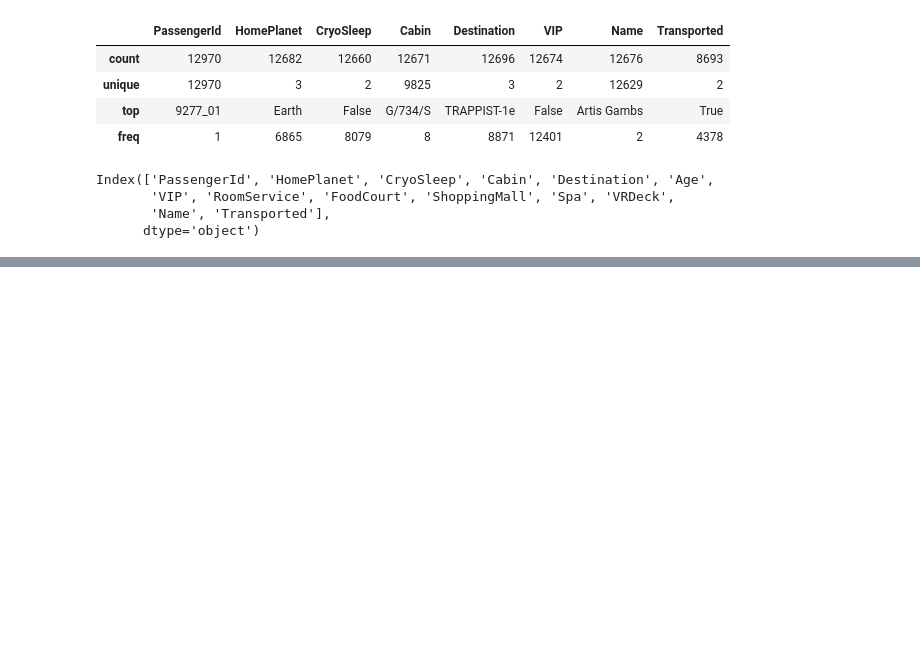
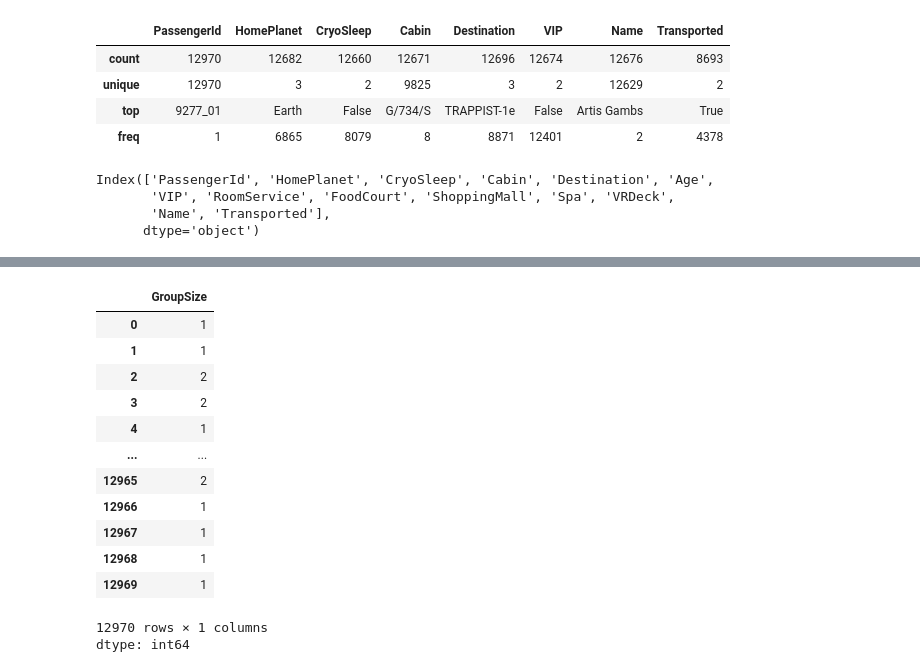
Before and after one commit to harsij01/spaceship-titanic, a Jupyter notebook: spaceship_titanic.ipynb, the cells around one changed output, grey strips where cells are left out. Saved outputs shown, nothing was run; the diff lists cells and outputs as text; code cells hidden in the pictures; blank space fills up the shorter version.

```diff
--- a/spaceship_titanic.ipynb
+++ b/spaceship_titanic.ipynb
@@ -131,0 +153,17 @@ nothing to commit (create/copy files and use "git add" to track)
+# %%
+df["GroupSize"]
+# %% [output]
+|  | GroupSize |
+| 0 | 1 |
+| 1 | 1 |
+| 2 | 2 |
+| 3 | 2 |
+| 4 | 1 |
+| ... | ... |
+| 12965 | 2 |
+| 12966 | 1 |
+| 12967 | 1 |
+| 12968 | 1 |
+| 12969 | 1 |
+12970 rows × 1 columns
+dtype: int64
```
Also changed, not shown: parts of 16 cells of this notebook.
